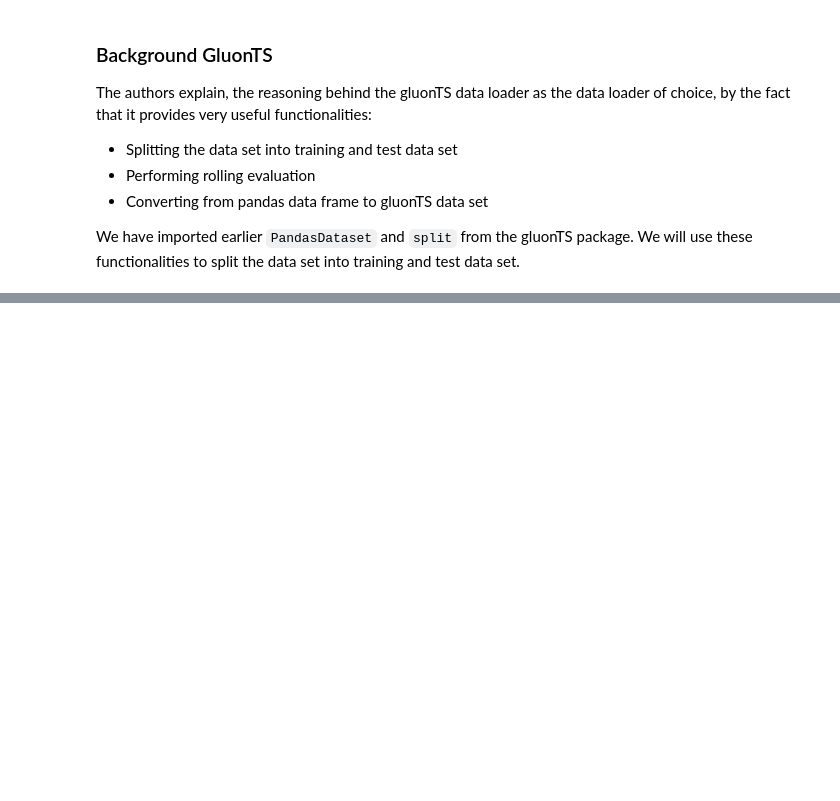
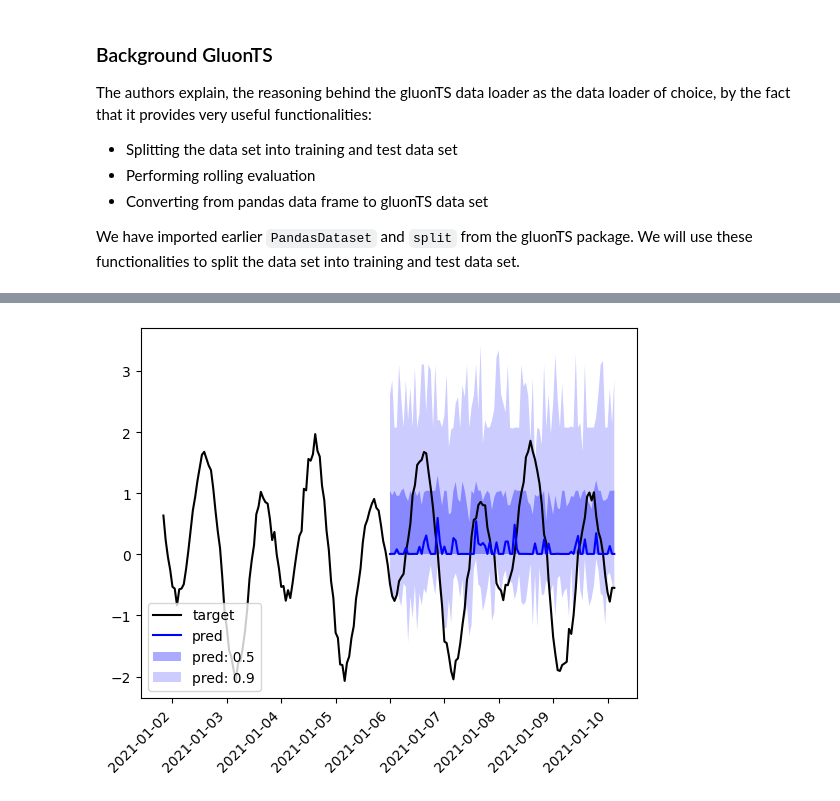
Before and after one commit to C3Ro1/GeoDataML1UniversalForecaster, a Jupyter notebook: Introduction/moirai_inital_test.ipynb, the cells around one changed output, grey strips where cells are left out. Cells and saved outputs as stored; diff of their text form; code cells hidden in the pictures; blank space fills up the shorter version.

Commit message:
Added structure, by defining the notebooks for the next steps

```diff
--- a/Introduction/moirai_inital_test.ipynb
+++ b/Introduction/moirai_inital_test.ipynb
@@ -102,0 +105,4 @@ data_set = PandasDataset(dict(df))
+# %%
+train, test_template = split(
+    data_set, offset=-TEST
+)
@@ -102,0 +112,6 @@ data_set = PandasDataset(dict(df))
+# %%
+test_data = test_template.generate_instances(
+    prediction_length=PREDICTION_LENGTH,  # number of time steps for each prediction
+    windows=TEST // PREDICTION_LENGTH,  # number of windows in rolling window evaluation
+    distance=PREDICTION_LENGTH # number of time steps between each window - distance=PDT for non-overlapping windows
+)
@@ -102,0 +128,35 @@ data_set = PandasDataset(dict(df))
+# %%
+# Prepare pre-trained model by downloading model weights from huggingface hub
+model = MoiraiForecast(
+    module=MoiraiModule.from_pretrained(f"Salesforce/moirai-1.0-R-{SIZE}"),
+    prediction_length=PREDICTION_LENGTH,
+    context_length=CONTEXT_LENGTH,
+    patch_size=PATCH_SIZE,
+    num_samples=100,
+    target_dim=1,
+    feat_dynamic_real_dim=data_set.num_feat_dynamic_real,
+    past_feat_dynamic_real_dim=data_set.num_past_feat_dynamic_real
+)
+# %%
+predictor = model.create_predictor(batch_size=BATCH_SIZE)
+forecasts = predictor.predict(test_data.input)
+
+input_it = iter(test_data.input)
+label_it = iter(test_data.label)
+forecast_it = iter(forecasts)
+
+inp = next(input_it)
+label = next(label_it)
+forecast = next(forecast_it)
+# %%
+plot_single(
+    inp,
+    label,
+    forecast,
+    context_length=100,
+    name="pred",
+    show_label=True,
+)
+plt.show()
+# %% [output]
+[figure, added]
```
Also changed, not shown: parts of 4 cells of this notebook, 2 other files.
